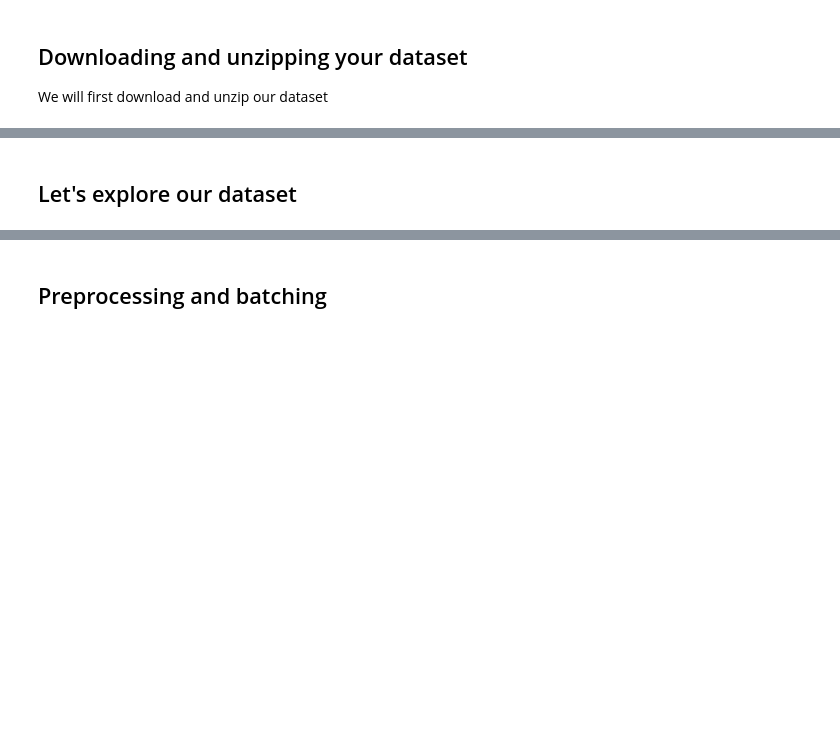
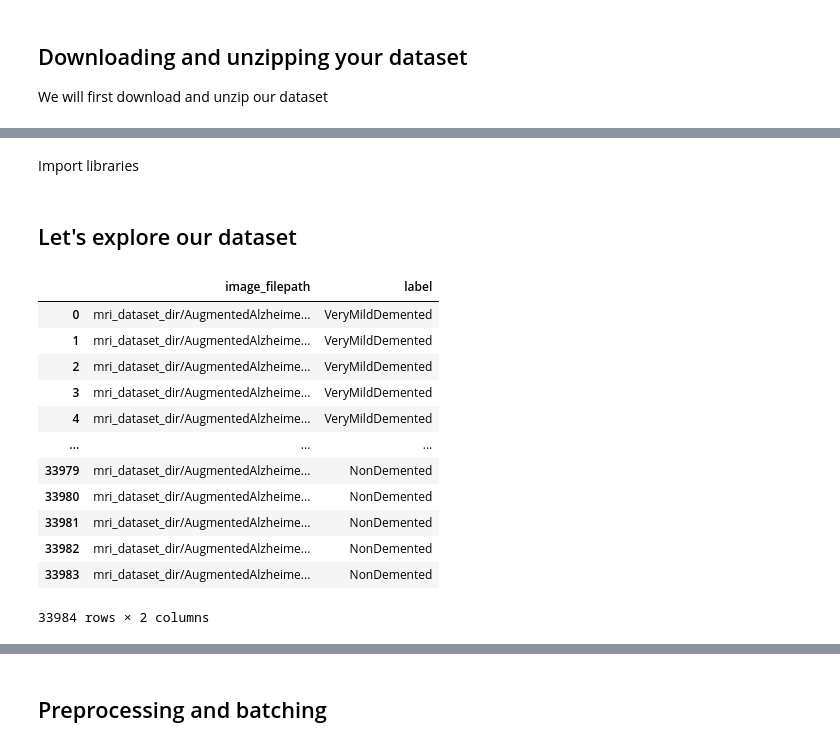
Before and after one commit to thanujan96/DevFest, a Jupyter notebook: Google_DevFest_Dementia_Prediction_Final_.ipynb, the cells around one changed output, grey strips where cells are left out. Saved outputs shown, nothing was run; the diff lists cells and outputs as text; code cells hidden in the pictures; blank space fills up the shorter version.

```diff
--- a/Google_DevFest_Dementia_Prediction_Final_.ipynb
+++ b/Google_DevFest_Dementia_Prediction_Final_.ipynb
@@ -13,0 +18,2 @@ mri_dataset.zip     100%[===================>] 379.83M  44.5MB/s    in 13s
+# %% [markdown]
+Import libraries
@@ -15,0 +47,16 @@ mri_dataset.zip     100%[===================>] 379.83M  44.5MB/s    in 13s
+# %%
+total_dataset_df
+# %% [output]
+|  | image_filepath | label |
+| 0 | mri_dataset_dir/AugmentedAlzheime... | VeryMildDemented |
+| 1 | mri_dataset_dir/AugmentedAlzheime... | VeryMildDemented |
+| 2 | mri_dataset_dir/AugmentedAlzheime... | VeryMildDemented |
+| 3 | mri_dataset_dir/AugmentedAlzheime... | VeryMildDemented |
+| 4 | mri_dataset_dir/AugmentedAlzheime... | VeryMildDemented |
+| ... | ... | ... |
+| 33979 | mri_dataset_dir/AugmentedAlzheime... | NonDemented |
+| 33980 | mri_dataset_dir/AugmentedAlzheime... | NonDemented |
+| 33981 | mri_dataset_dir/AugmentedAlzheime... | NonDemented |
+| 33982 | mri_dataset_dir/AugmentedAlzheime... | NonDemented |
+| 33983 | mri_dataset_dir/AugmentedAlzheime... | NonDemented |
+33984 rows × 2 columns
```
Also changed, not shown: parts of 18 cells of this notebook.
